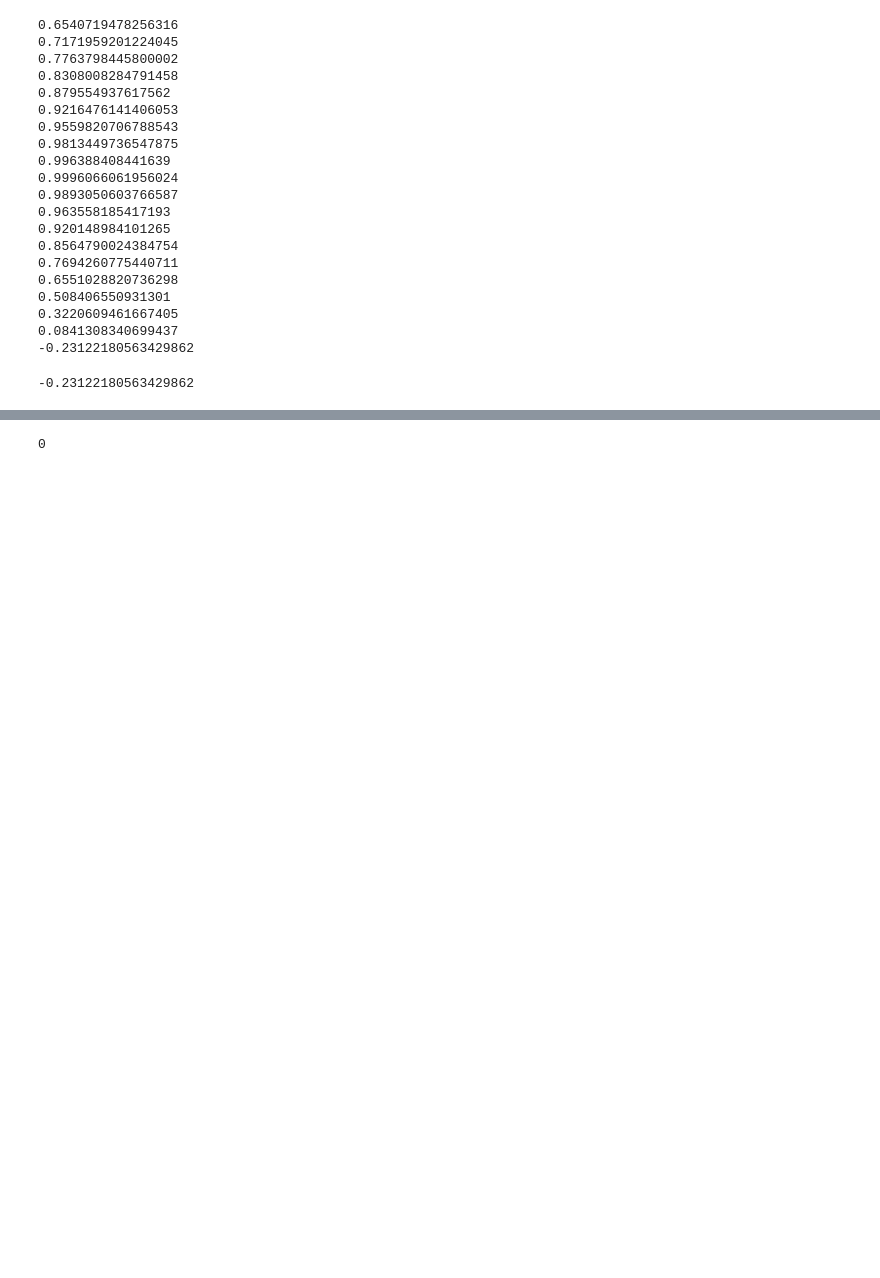
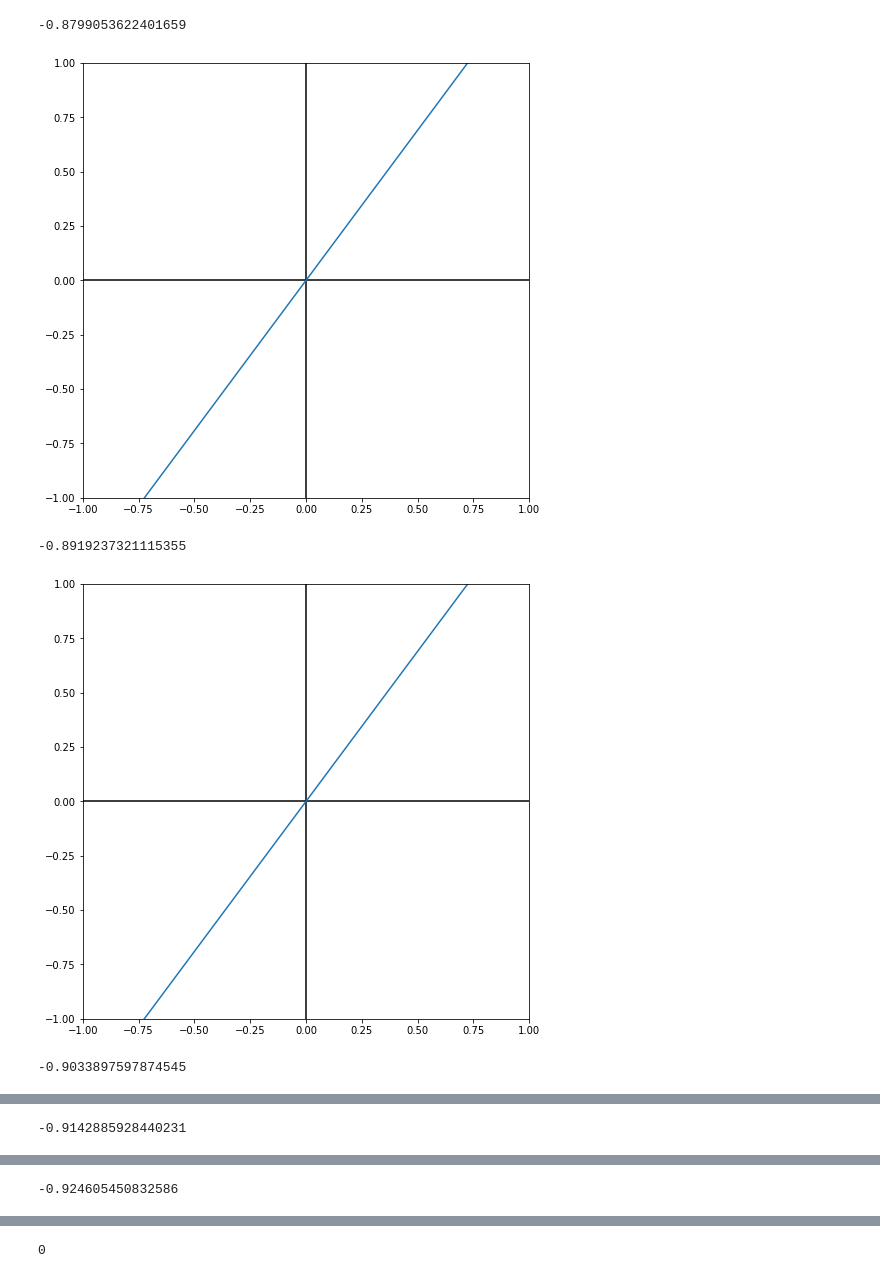
Before and after one commit to RonDorin/Coin, a Jupyter notebook: Coin.ipynb, the cells around one changed output, grey strips where cells are left out. Drawn from its saved outputs; the diff is of its cells as text; code cells hidden in the pictures; blank space fills up the shorter version.

```diff
--- a/Coin.ipynb
+++ b/Coin.ipynb
@@ -3,22 +6,35 @@ import math
 # %%
-h = 20
+h = 120
 l = 3
 l_0 = 1
-c = 2.3
-k = 1
+c = 1.7
+side = 1
+# %%
+def visualise(current_fi):
+    x = np.linspace(-1,1,100)
+
+    plt.figure(figsize=(8,8))
+    plt.xlim(-1,1)
+    plt.ylim(-1,1)
+
+    plt.axvline(x = 0, ymin=-1, ymax=1, color ="black")
+    plt.axhline(y = 0, xmin=-1, xmax=1, color ="black")
+    plt.plot(x, x*math.atan2(current_fi, x[x.shape[0]-1]))
+    plt.show()
 # %%
-def get_sin_fi(h, l, l_0, c, k):
+def get_sin_fi(h, l, l_0, c):
     fi = c*math.sqrt(l_0*h)/l-l_0
-    sin_fi = math.sin(fi)
-    #result = 0.5*(1 + math.copysign(1, sin_fi*k))
+    #sin_fi = math.sin(fi)
 
-    return sin_fi
+    return fi
 # %%
-def coin_fall(h, l, l_0, c, k):
+def coin_fall(h, l, l_0, c):
+    k = 0
     for h_delta in range(h, 0, -1):
-        sin_fi = get_sin_fi(h_delta, l, l_0, c, k)
-        #sin_fi = math.sin(fi)
+        fi = get_sin_fi(h_delta, l, l_0, c)
+        sin_fi = math.sin(fi)
         print(sin_fi)
+        visualise(fi)
 
     return sin_fi
 # %%
@@ -27,26 +43,10 @@ def get_coin_side(sin_fi):
     return int(resutl)
 # %%
-sin_fi = coin_fall(h, l, l_0, c, k)
+sin_fi = coin_fall(h, l, l_0, c)
 sin_fi
 # %% [output]
-0.6540719478256316
-0.7171959201224045
-0.7763798445800002
-0.8308008284791458
-0.879554937617562
-0.9216476141406053
-0.9559820706788543
-0.9813449736547875
-0.996388408441639
-0.9996066061956024
-0.9893050603766587
-0.963558185417193
-0.920148984101265
-0.8564790024384754
-0.7694260775440711
-0.6551028820736298
-0.508406550931301
-0.3220609461667405
-0.0841308340699437
--0.23122180563429862
+-0.8799053622401659
+[figure, added]
--0.23122180563429862
+-0.8919237321115355
+[figure, added]
+-0.9033897597874545
@@ -52,0 +54 @@ sin_fi
+-0.9142885928440231
@@ -52,0 +56 @@ sin_fi
+-0.924605450832586
```
Also changed, not shown: parts of 5 cells of this notebook.
